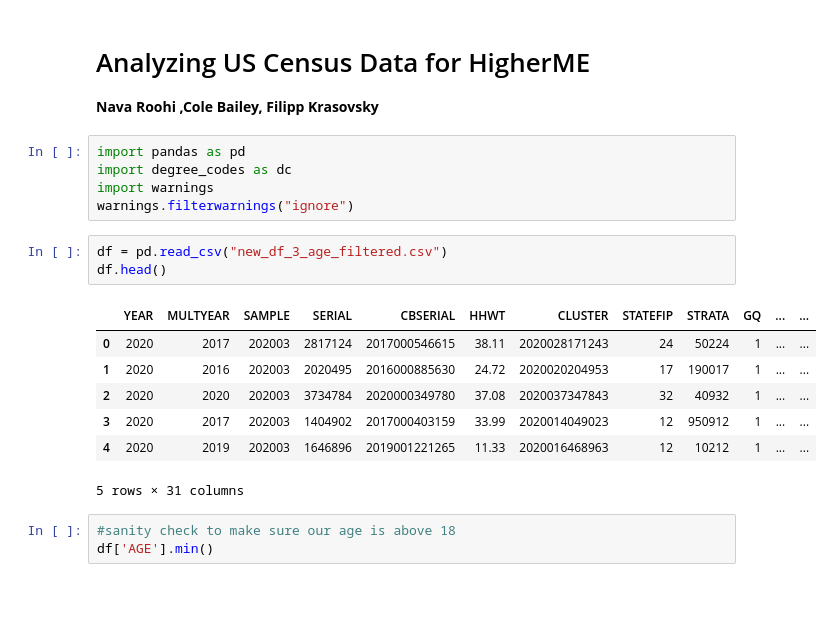
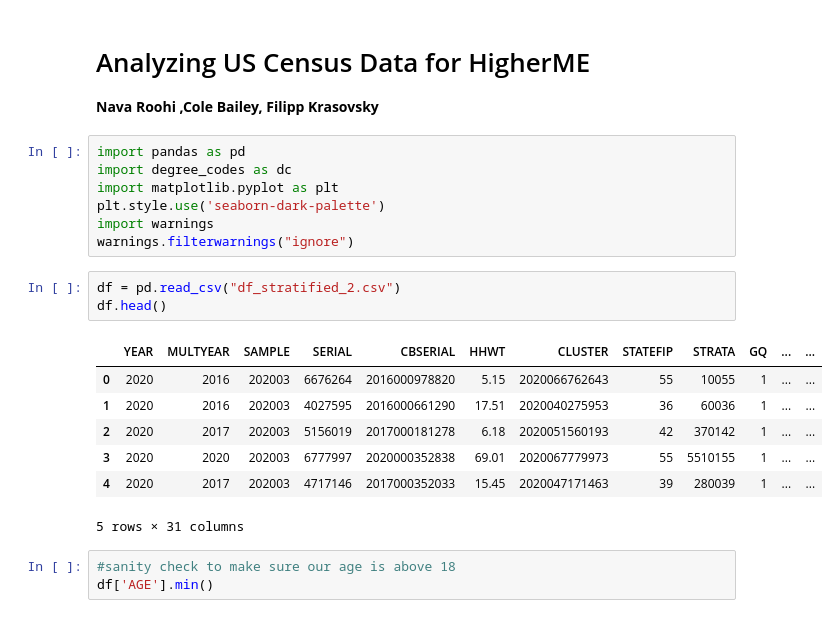
Before and after one commit to kayfilipp/HigherME, a Jupyter notebook: census_data/Untitled.ipynb, the cells around one changed output. Cells and saved outputs as stored; diff of their text form.

```diff
--- a/census_data/Untitled.ipynb
+++ b/census_data/Untitled.ipynb
@@ -4,18 +4,20 @@
 # %%
 import pandas as pd
 import degree_codes as dc
+import matplotlib.pyplot as plt
+plt.style.use('seaborn-dark-palette')
 import warnings
 warnings.filterwarnings("ignore")
 # %%
-df = pd.read_csv("new_df_3_age_filtered.csv")
+df = pd.read_csv("df_stratified_2.csv")
 df.head()
 # %% [output]
 |  | YEAR | MULTYEAR | SAMPLE | SERIAL | CBSERIAL | HHWT | CLUSTER | STATEFIP | STRATA | GQ | ... | ... |
-| 0 | 2020 | 2017 | 202003 | 2817124 | 2017000546615 | 38.11 | 2020028171243 | 24 | 50224 | 1 | ... | ... |
-| 1 | 2020 | 2016 | 202003 | 2020495 | 2016000885630 | 24.72 | 2020020204953 | 17 | 190017 | 1 | ... | ... |
-| 2 | 2020 | 2020 | 202003 | 3734784 | 2020000349780 | 37.08 | 2020037347843 | 32 | 40932 | 1 | ... | ... |
-| 3 | 2020 | 2017 | 202003 | 1404902 | 2017000403159 | 33.99 | 2020014049023 | 12 | 950912 | 1 | ... | ... |
-| 4 | 2020 | 2019 | 202003 | 1646896 | 2019001221265 | 11.33 | 2020016468963 | 12 | 10212 | 1 | ... | ... |
+| 0 | 2020 | 2016 | 202003 | 6676264 | 2016000978820 | 5.15 | 2020066762643 | 55 | 10055 | 1 | ... | ... |
+| 1 | 2020 | 2016 | 202003 | 4027595 | 2016000661290 | 17.51 | 2020040275953 | 36 | 60036 | 1 | ... | ... |
+| 2 | 2020 | 2017 | 202003 | 5156019 | 2017000181278 | 6.18 | 2020051560193 | 42 | 370142 | 1 | ... | ... |
+| 3 | 2020 | 2020 | 202003 | 6777997 | 2020000352838 | 69.01 | 2020067779973 | 55 | 5510155 | 1 | ... | ... |
+| 4 | 2020 | 2017 | 202003 | 4717146 | 2017000352033 | 15.45 | 2020047171463 | 39 | 280039 | 1 | ... | ... |
 5 rows × 31 columns
 # %%
 #sanity check to make sure our age is above 18
```
Also changed, not shown: parts of 52 cells of this notebook, 1 other file.
